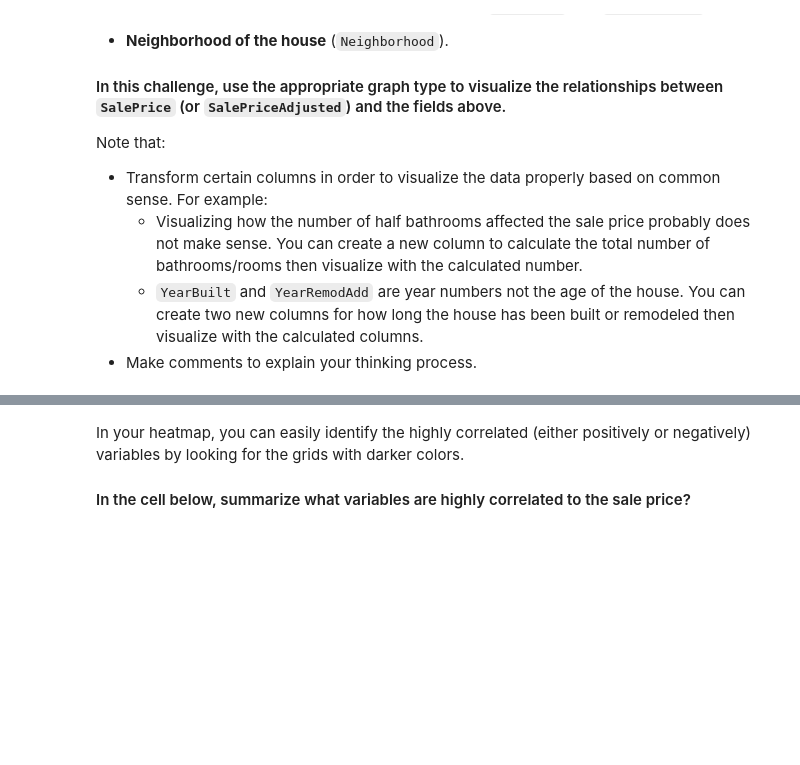
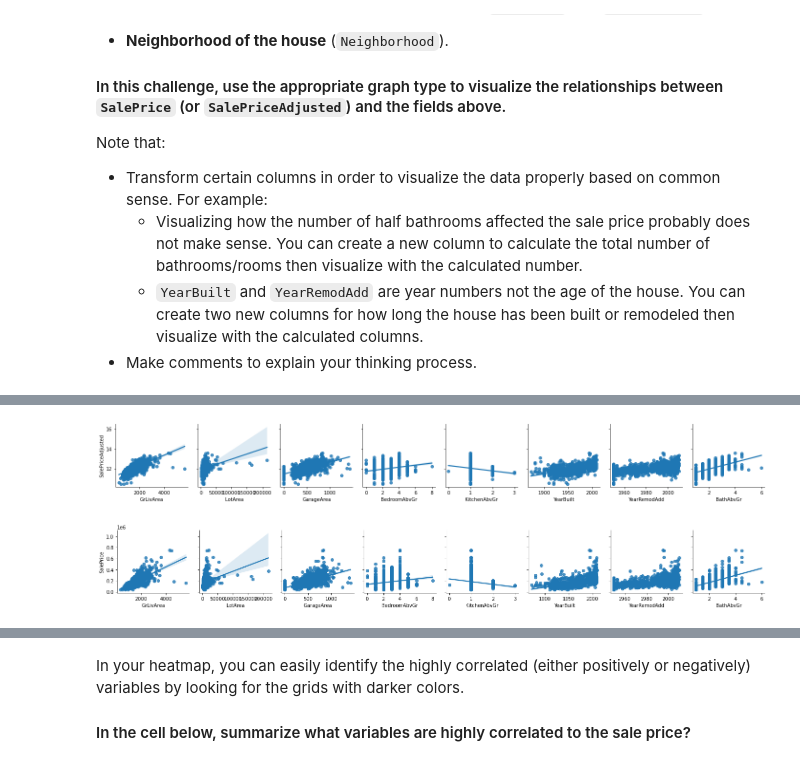
Before and after one commit to psyrgkan/DAFT_1022, a Jupyter notebook: module_2/Lab_8_Storytelling/main.ipynb, the cells around one changed output, grey strips where cells are left out. Cells and saved outputs as stored; diff of their text form; code cells hidden in the pictures; blank space fills up the shorter version.

```diff
--- a/module_2/Lab_8_Storytelling/main.ipynb
+++ b/module_2/Lab_8_Storytelling/main.ipynb
@@ -143,0 +141,12 @@ Note that:
+# %%
+candidates = ['GrLivArea', 'LotArea', 'GarageArea', 'BedroomAbvGr', 'KitchenAbvGr', 'FullBath',
+                'HalfBath', 'BsmtFullBath', 'BsmtHalfBath', 'YearBuilt', 'YearRemodAdd', 'Neighborhood']
+
+df['BathAbvGr'] = df['FullBath'] + df['BsmtFullBath'] + df['HalfBath']/2 + df['BsmtHalfBath']/2
+candidates.append('BathAbvGr')
+candidates.append('SalePriceAdjusted')
+candidates.append('SalePrice')
+torem = ['FullBath', 'HalfBath', 'BsmtFullBath', 'BsmtHalfBath']
+candidates = [x for x in candidates if x not in torem]
+usefuldf = df[candidates]
+usefuldf.head()
@@ -143,0 +160,14 @@ Note that:
+# %%
+candidates.remove('SalePriceAdjusted')
+candidates.remove('SalePrice')
+candidates.remove('Neighborhood')
+# %%
+g = sns.PairGrid(usefuldf, y_vars=["SalePriceAdjusted"], x_vars=candidates)
+g.map(sns.regplot);
+# %% [output]
+[figure, added]
+# %%
+g = sns.PairGrid(usefuldf, y_vars=["SalePrice"], x_vars=candidates)
+g.map(sns.regplot);
+# %% [output]
+[figure, added]
```
Also changed, not shown: parts of 21 cells of this notebook.
